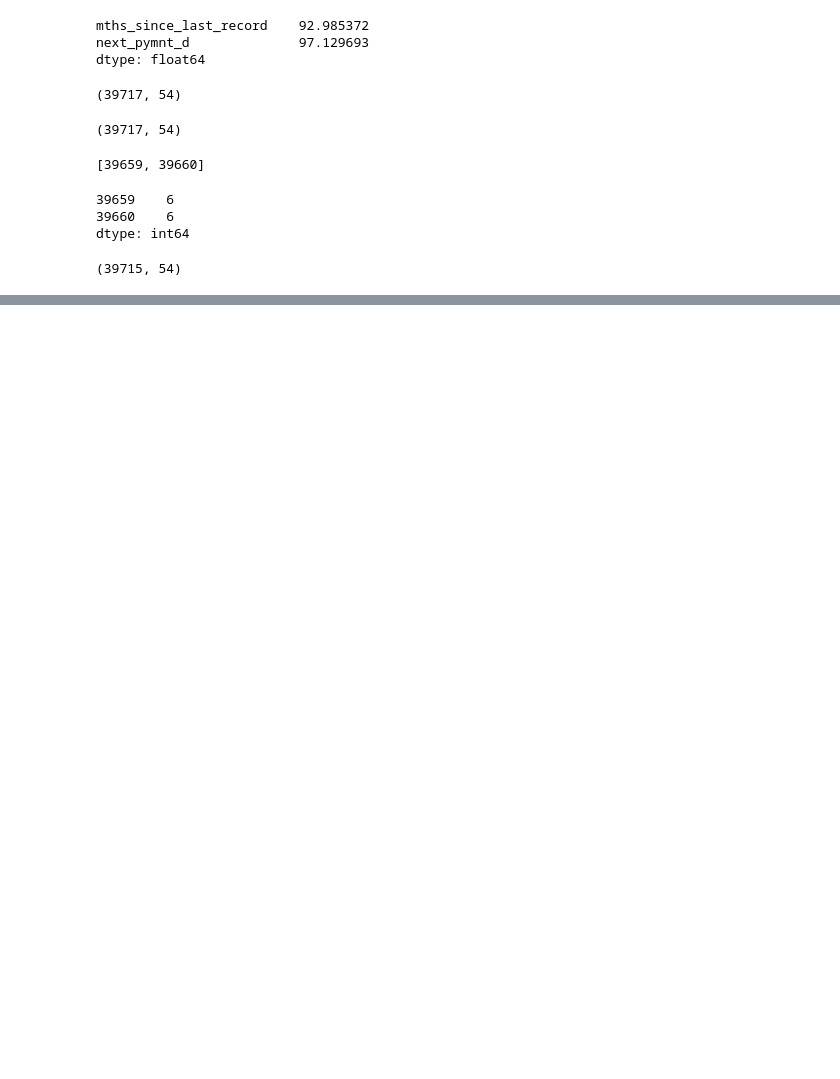
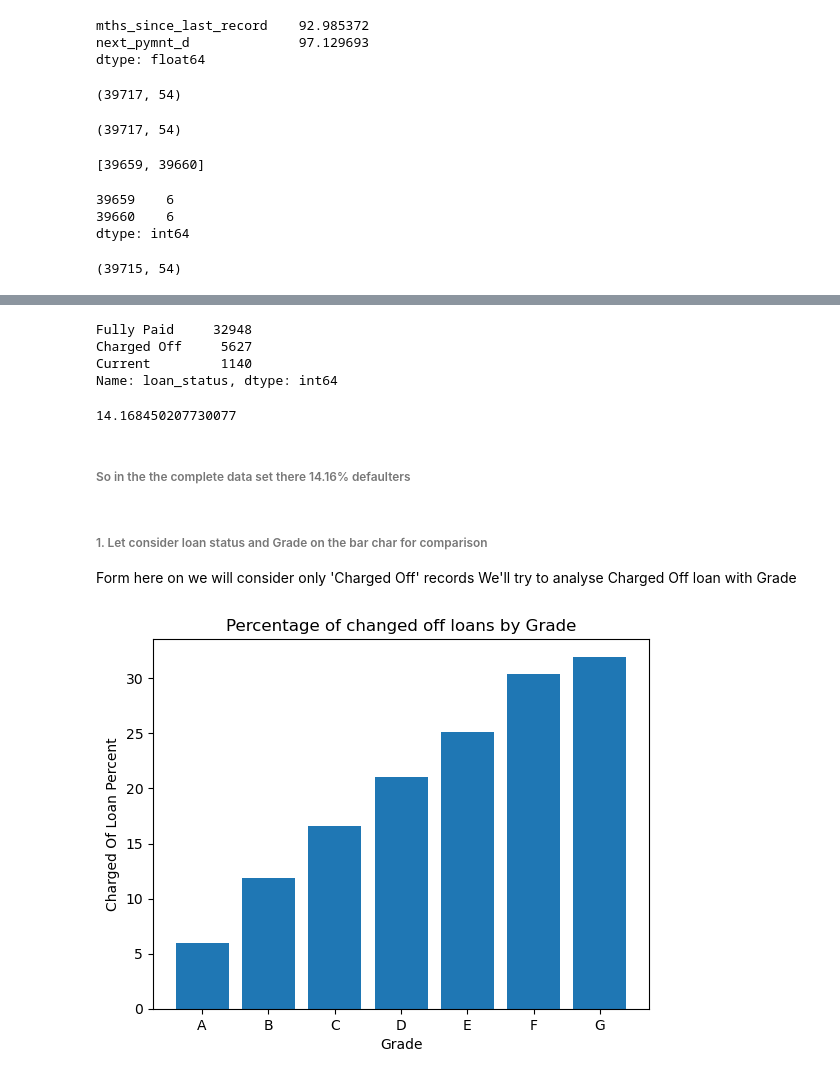
Before and after one commit to kedarlachke/LendingClubCaseStudy, a Jupyter notebook: Group_Facilitator_KedarLachke.ipynb, the cells around one changed output, grey strips where cells are left out. Saved outputs shown, nothing was run; the diff lists cells and outputs as text; code cells hidden in the pictures; blank space fills up the shorter version.

```diff
--- a/Group_Facilitator_KedarLachke.ipynb
+++ b/Group_Facilitator_KedarLachke.ipynb
@@ -284,0 +229,21 @@ table
+# %%
+newloan_df['loan_status'].value_counts()
+# %% [output]
+Fully Paid     32948
+Charged Off     5627
+Current         1140
+Name: loan_status, dtype: int64
+# %%
+numberOfChargeOfLoan =  len(newloan_df[newloan_df['loan_status']=='Charged Off'])
+numberOfTotalRecord = len(newloan_df)
+
+percentOfDefaulters = (numberOfChargeOfLoan*100)/numberOfTotalRecord
+print(percentOfDefaulters)
+# %% [output]
+14.168450207730077
+# %% [markdown]
+###### So in the the complete data set there 14.16% defaulters
+# %% [markdown]
+###### 1. Let consider loan status and Grade on the bar char for comparison
+ Form here on we will consider only 'Charged Off' records
+ We'll try to analyse Charged Off loan with Grade
@@ -284,0 +252,11 @@ table
+# %%
+totalLoans_count_gradewise=newloan_df.groupby('grade').size()
+chargedOffloans_count_gradewise=chargedOff_df.groupby('grade').size()
+percentage_gradewise=(chargedOffloans_count_gradewise / totalLoans_count_gradewise) * 100
+plt.bar(percentage_gradewise.index, percentage_gradewise.values)
+plt.xlabel("Grade")
+plt.ylabel("Charged Of Loan Percent")
+plt.title("Percentage of changed off loans by Grade")
+plt.show()
+# %% [output]
+[figure, added]
```
Also changed, not shown: parts of 39 cells of this notebook.
